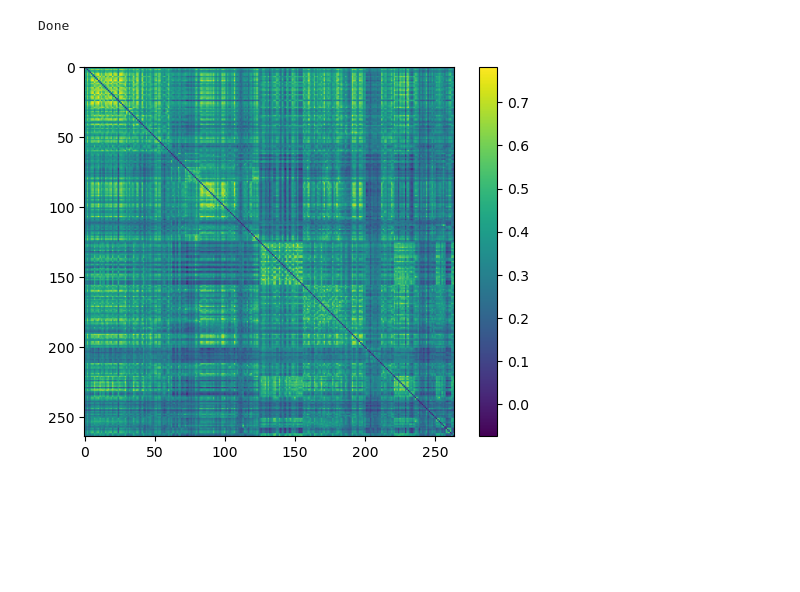
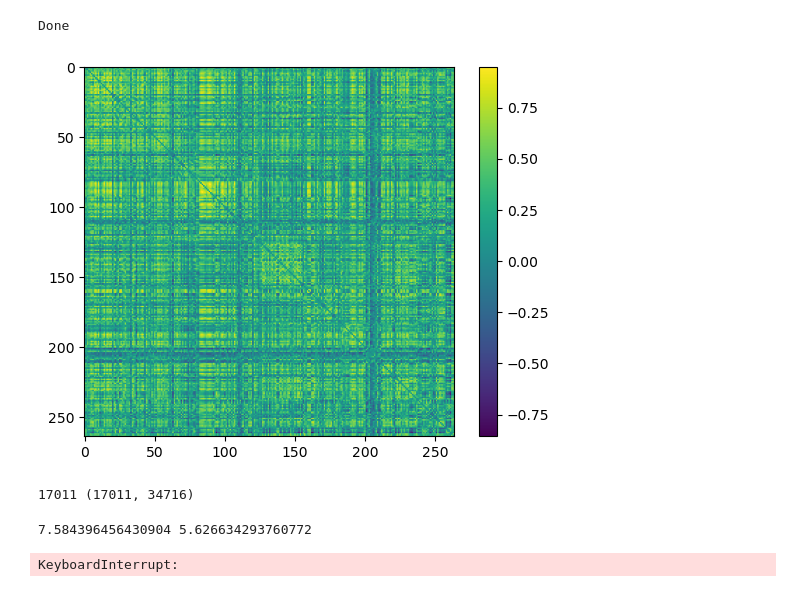
Before and after one commit to aorliche/PNC, a Jupyter notebook: UKB/UKB27SPM6kWorkTaskTimeseriesTest.ipynb, the cells around one changed output. Saved outputs shown, nothing was run; the diff lists cells and outputs as text; code cells hidden in the pictures; blank space fills up the shorter version.

```diff
--- a/UKB/UKB27SPM6kWorkTaskTimeseriesTest.ipynb
+++ b/UKB/UKB27SPM6kWorkTaskTimeseriesTest.ipynb
@@ -125,10 +129,51 @@ Done
 # %%
 import matplotlib.pyplot as plt
 import random
 
-# plt.imshow(remap(vec2mat(ps[random.choice(list(ps.keys()))])))
-plt.imshow(remap(vec2mat(avg)))
+plt.imshow(remap(vec2mat(ps[random.choice(list(ps.keys()))])))
+# plt.imshow(remap(vec2mat(avg)))
 plt.colorbar()
 plt.show()
 # %% [output]
-[figure, old version]
+[figure, new version]
+# %%
+import pickle
+
+demodir = '/home/anton/Documents/Tulane/Research/ImageNomer/data/anton/cohorts/UKB/'
+
+demo = pickle.load(open(f'{demodir}/demographics.pkl', 'rb'))
+
+fc = []
+age = []
+
+for sub in demo['f_21003_2_0']:
+    if sub in ps:
+        a = demo['f_21003_2_0'][sub]
+        p = ps[sub]
+        fc.append(p)
+        age.append(a)
+
+age = np.array(age)
+fc = np.stack(fc)
+
+print(len(age), fc.shape)
+# %% [output]
+17011 (17011, 34716)
+# %%
+from sklearn.model_selection import train_test_split
+from sklearn.linear_model import Ridge
+
+def rmse(yhat, y):
+    return np.mean((yhat-y)**2)**0.5
+
+for _ in range(10):
+    xtr, xt, ytr, yt = train_test_split(fc, age, train_size=0.8)
+
+    reg = Ridge(alpha=1000).fit(xtr, ytr)
+    null = rmse(np.mean(ytr), yt)
+    yhat = reg.predict(xt)
+    acc = rmse(yhat, yt)
+    print(null, acc)
+# %% [output]
+7.584396456430904 5.626634293760772
+KeyboardInterrupt:
```
Also changed, not shown: parts of 2 cells of this notebook, 2 other files.
